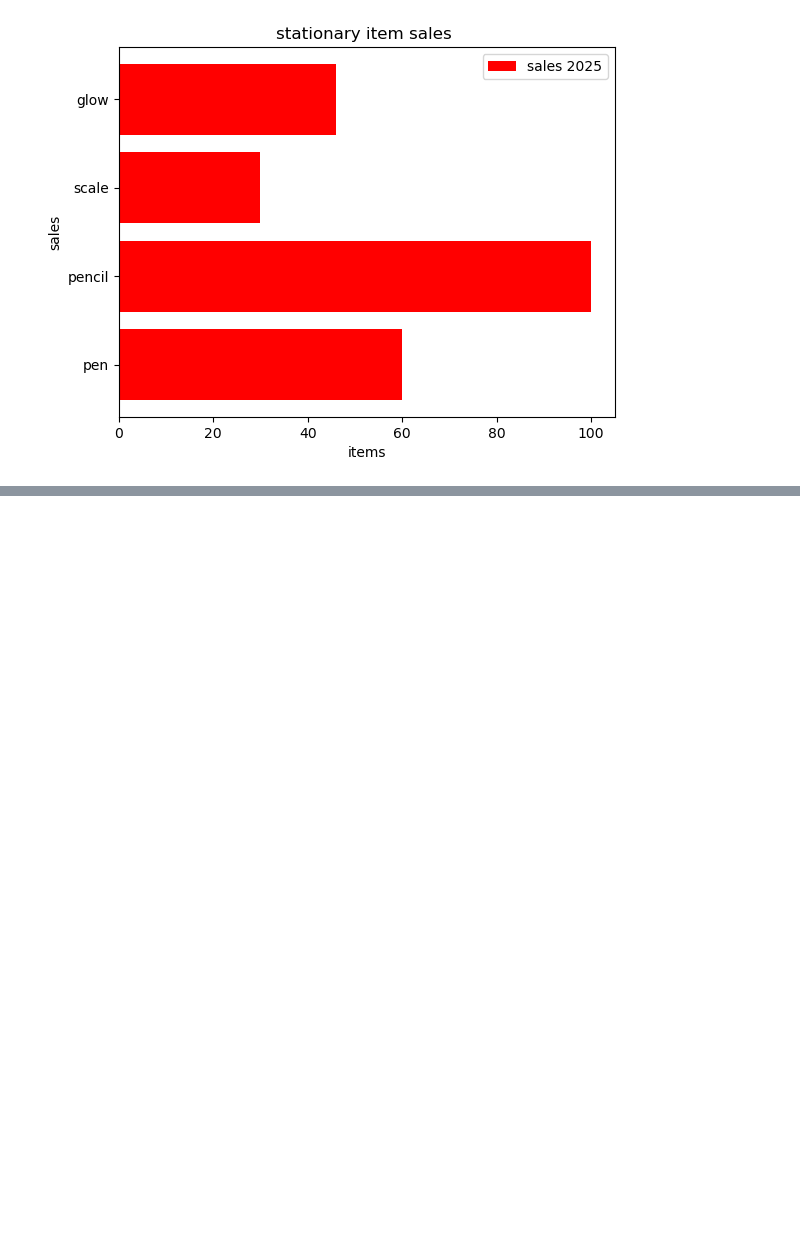
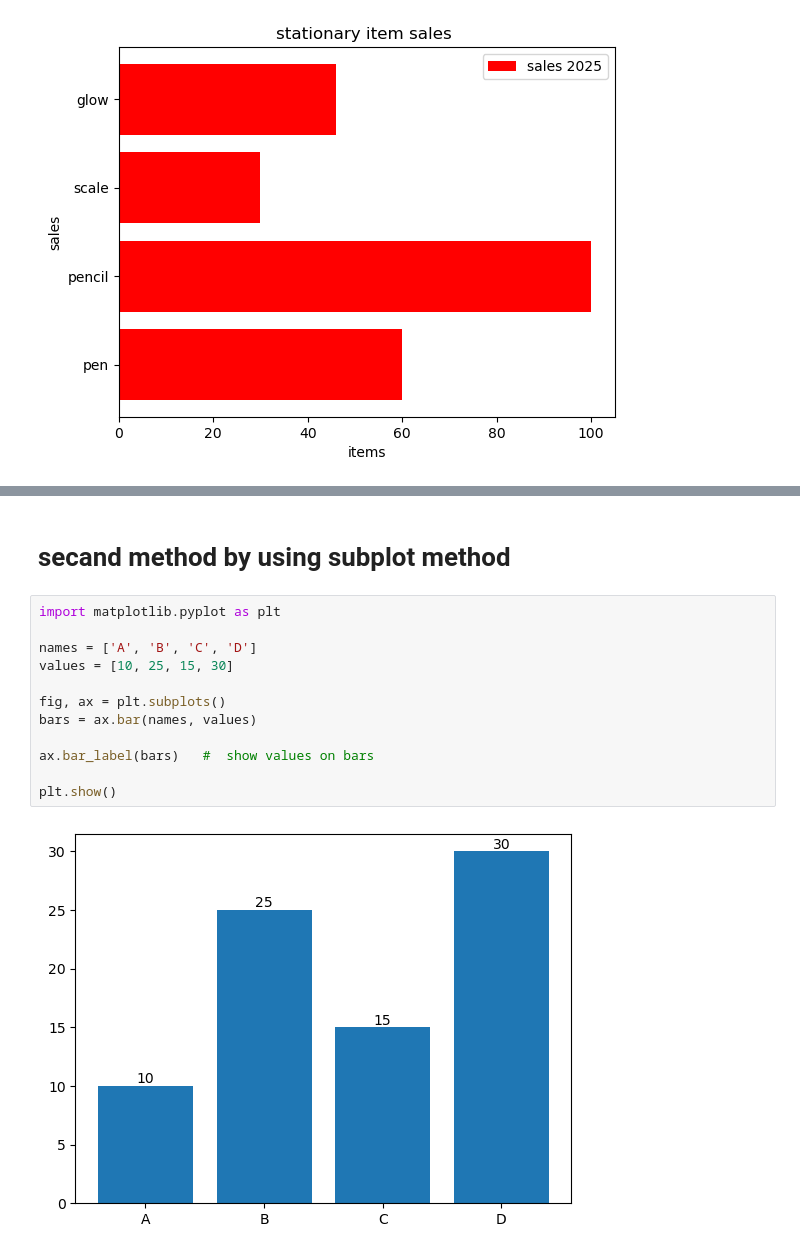
Before and after one commit to Yashshakya1/jupyter_nootbook, a Jupyter notebook: data science(self learning)/matplotlib/bar_charts.ipynb, the cells around one changed output, grey strips where cells are left out. Drawn from its saved outputs; the diff is of its cells as text; blank space fills up the shorter version.

```diff
--- a/data science(self learning)/matplotlib/bar_charts.ipynb
+++ b/data science(self learning)/matplotlib/bar_charts.ipynb
@@ -24,0 +42,16 @@ Text(0, 0.5, 'sales')
+# %% [markdown]
+# secand method by using subplot method
+# %%
+import matplotlib.pyplot as plt
+
+names = ['A', 'B', 'C', 'D']
+values = [10, 25, 15, 30]
+
+fig, ax = plt.subplots()
+bars = ax.bar(names, values)
+
+ax.bar_label(bars)   #  show values on bars
+
+plt.show()
+# %% [output]
+[figure, added]
```
Also changed, not shown: parts of 5 cells of this notebook.
